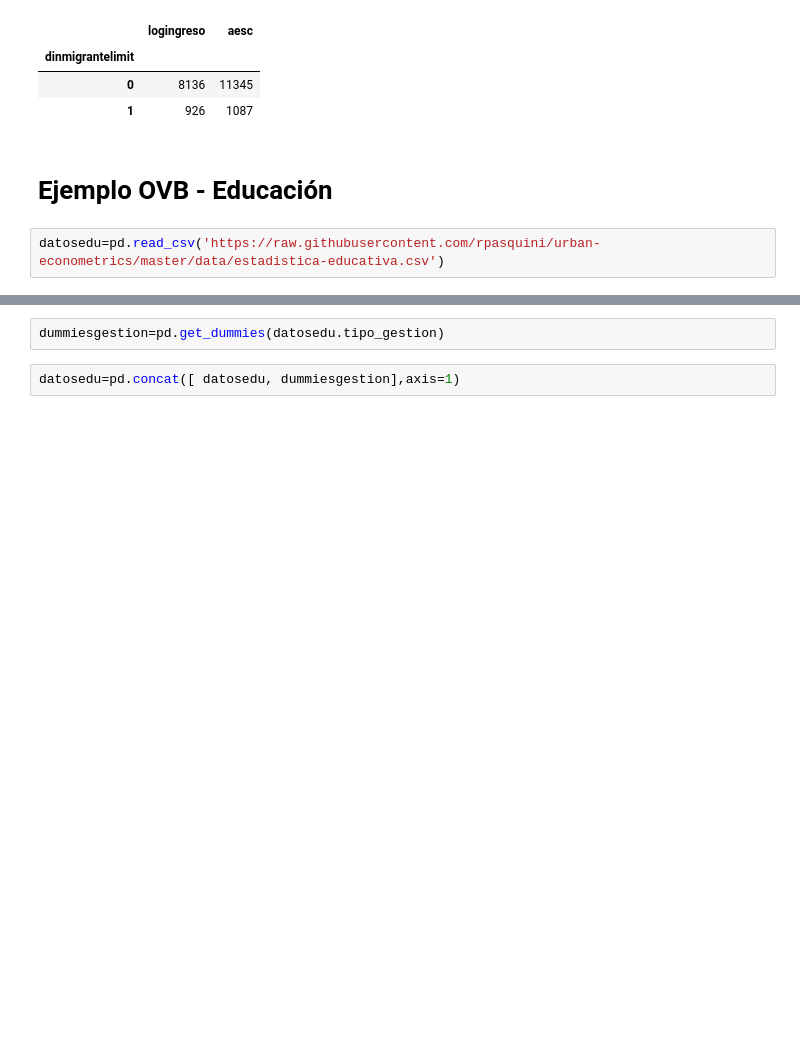
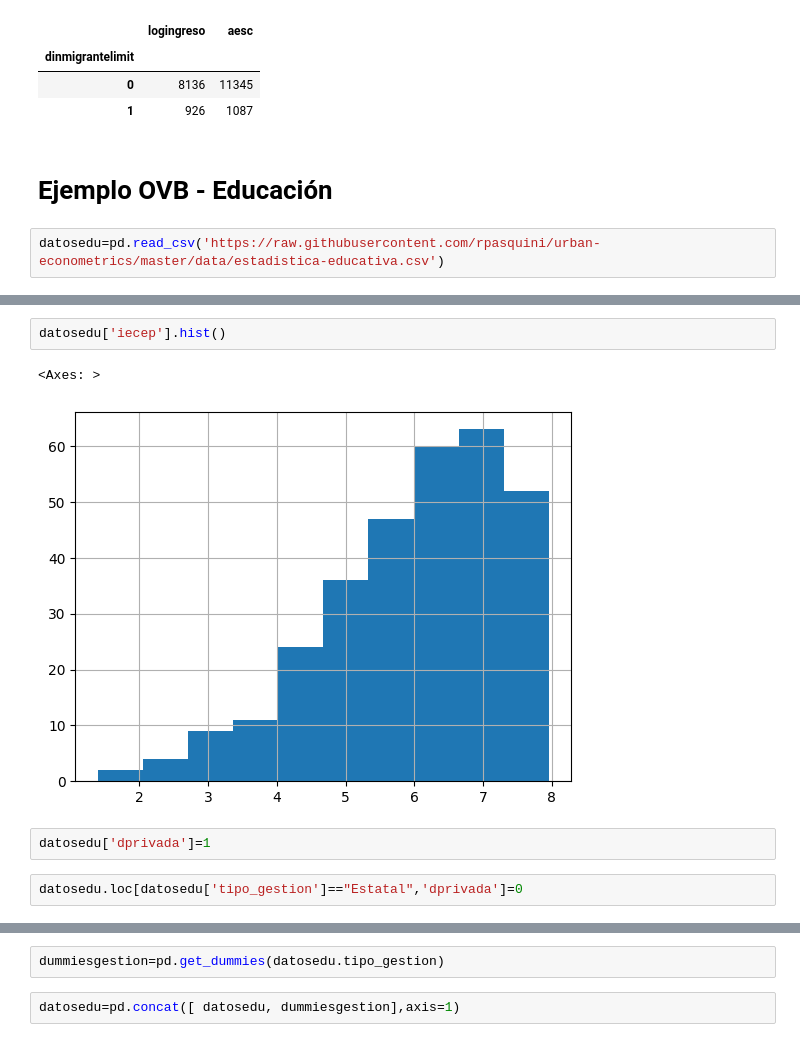
Before and after one commit to rpasquini/econometria-iae, a Jupyter notebook: Ejemplos_Regresion_Multiple.ipynb, the cells around one changed output, grey strips where cells are left out. Cells and saved outputs as stored; diff of their text form; blank space fills up the shorter version.

```diff
--- a/Ejemplos_Regresion_Multiple.ipynb
+++ b/Ejemplos_Regresion_Multiple.ipynb
@@ -216,0 +415,9 @@ datosedu=pd.read_csv('https://raw.githubusercontent.com/rpasquini/urban-economet
+# %%
+datosedu['iecep'].hist()
+# %% [output]
+<Axes: >
+[figure, added]
+# %%
+datosedu['dprivada']=1
+# %%
+datosedu.loc[datosedu['tipo_gestion']=="Estatal",'dprivada']=0
```
Also changed, not shown: parts of 32 cells of this notebook.
